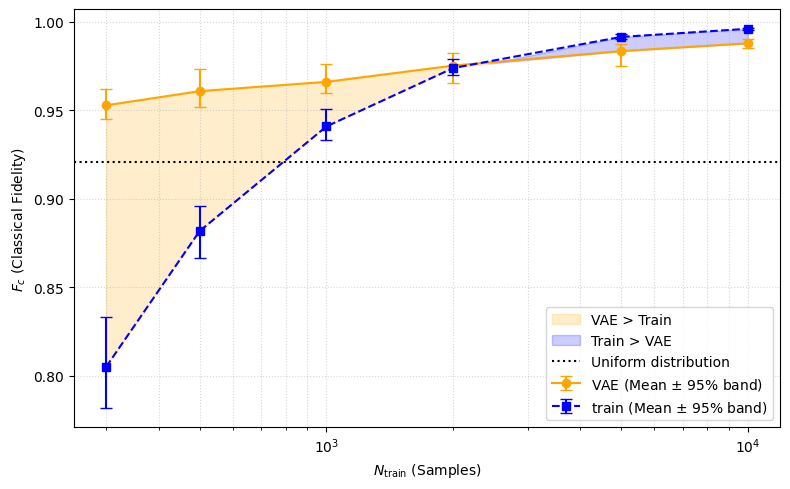
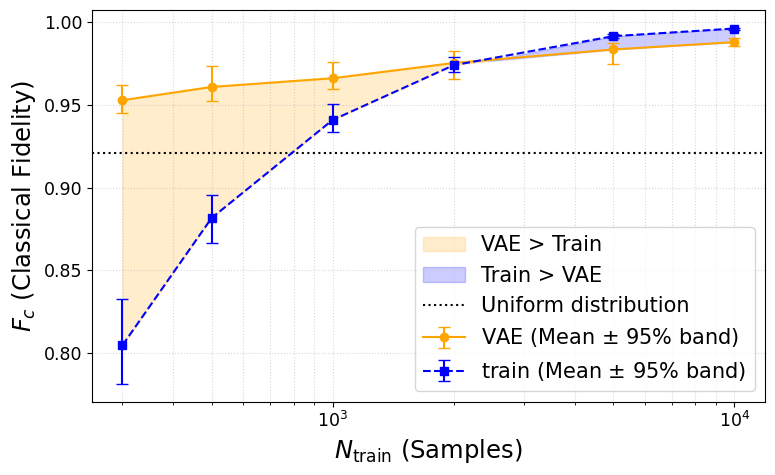
Code edit (unified diff) that turned the first committed figure into the second:
--- before
+++ after
@@ -65,5 +65,5 @@
 
 # -- save fig --
-fig.savefig(FIGS_DIR / 'VAE_ghz4_fidelity.svg', bbox_inches='tight')
+# fig.savefig(FIGS_DIR / 'VAE_ghz4_fidelity.svg', bbox_inches='tight')
 
 plt.show()

Commit: adjustments in dim/scale for report plots